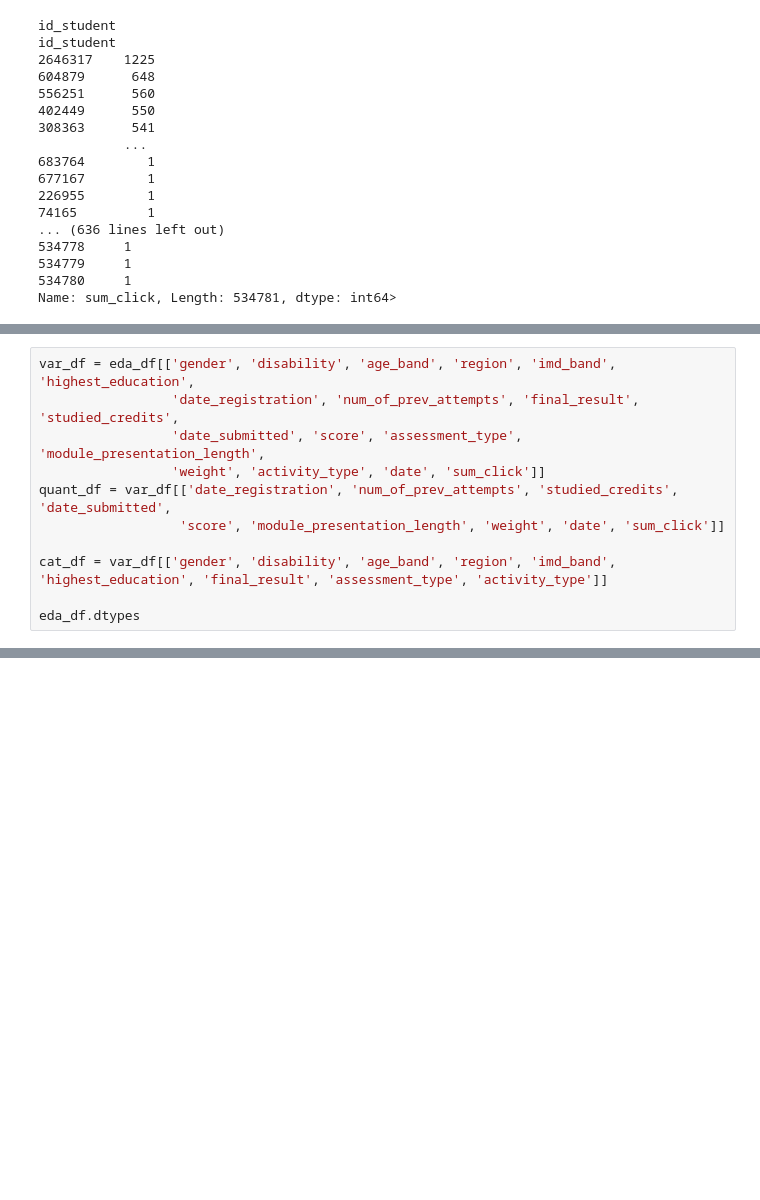
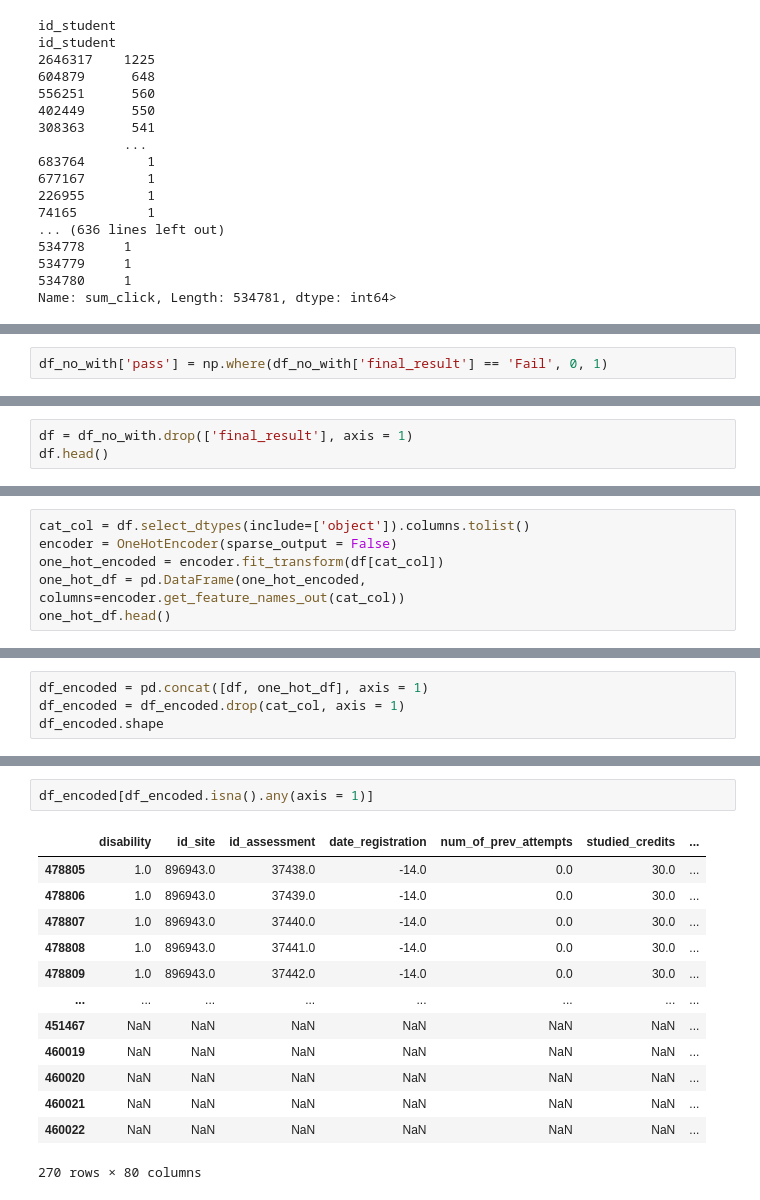
Before and after one commit to jpjavier23/springboard_eda_project, a Jupyter notebook: eda_stage_capstone_2.ipynb, the cells around one changed output, grey strips where cells are left out. Saved outputs shown, nothing was run; the diff lists cells and outputs as text; blank space fills up the shorter version.

```diff
--- a/eda_stage_capstone_2.ipynb
+++ b/eda_stage_capstone_2.ipynb
@@ -161,0 +207,2 @@ def mse(pred, obs):
+# %%
+df_no_with['pass'] = np.where(df_no_with['final_result'] == 'Fail', 0, 1)
@@ -161,0 +215,3 @@ def mse(pred, obs):
+# %%
+df = df_no_with.drop(['final_result'], axis = 1)
+df.head()
@@ -162,12 +225,7 @@ def mse(pred, obs):
 # %%
-var_df = eda_df[['gender', 'disability', 'age_band', 'region', 'imd_band', 'highest_education',
-                 'date_registration', 'num_of_prev_attempts', 'final_result', 'studied_credits',
-                 'date_submitted', 'score', 'assessment_type', 'module_presentation_length',
-                 'weight', 'activity_type', 'date', 'sum_click']]
-quant_df = var_df[['date_registration', 'num_of_prev_attempts', 'studied_credits', 'date_submitted',
-                  'score', 'module_presentation_length', 'weight', 'date', 'sum_click']]
-
-cat_df = var_df[['gender', 'disability', 'age_band', 'region', 'imd_band', 'highest_education', 'final_result', 'assessment_type', 'activity_type']]
-
-eda_df.dtypes
+cat_col = df.select_dtypes(include=['object']).columns.tolist()
+encoder = OneHotEncoder(sparse_output = False)
+one_hot_encoded = encoder.fit_transform(df[cat_col])
+one_hot_df = pd.DataFrame(one_hot_encoded, columns=encoder.get_feature_names_out(cat_col))
+one_hot_df.head()
 # %% [output]
@@ -221,0 +238,4 @@ for c in cat_df.columns:
+# %%
+df_encoded = pd.concat([df, one_hot_df], axis = 1)
+df_encoded = df_encoded.drop(cat_col, axis = 1)
+df_encoded.shape
@@ -221,0 +253,16 @@ for c in cat_df.columns:
+# %%
+df_encoded[df_encoded.isna().any(axis = 1)]
+# %% [output]
+|  | disability | id_site | id_assessment | date_registration | num_of_prev_attempts | studied_credits | ... |
+| 478805 | 1.0 | 896943.0 | 37438.0 | -14.0 | 0.0 | 30.0 | ... |
+| 478806 | 1.0 | 896943.0 | 37439.0 | -14.0 | 0.0 | 30.0 | ... |
+| 478807 | 1.0 | 896943.0 | 37440.0 | -14.0 | 0.0 | 30.0 | ... |
+| 478808 | 1.0 | 896943.0 | 37441.0 | -14.0 | 0.0 | 30.0 | ... |
+| 478809 | 1.0 | 896943.0 | 37442.0 | -14.0 | 0.0 | 30.0 | ... |
+| ... | ... | ... | ... | ... | ... | ... | ... |
+| 451467 | NaN | NaN | NaN | NaN | NaN | NaN | ... |
+| 460019 | NaN | NaN | NaN | NaN | NaN | NaN | ... |
+| 460020 | NaN | NaN | NaN | NaN | NaN | NaN | ... |
+| 460021 | NaN | NaN | NaN | NaN | NaN | NaN | ... |
+| 460022 | NaN | NaN | NaN | NaN | NaN | NaN | ... |
+270 rows × 80 columns
```
Also changed, not shown: parts of 39 cells of this notebook, 1 other file.
